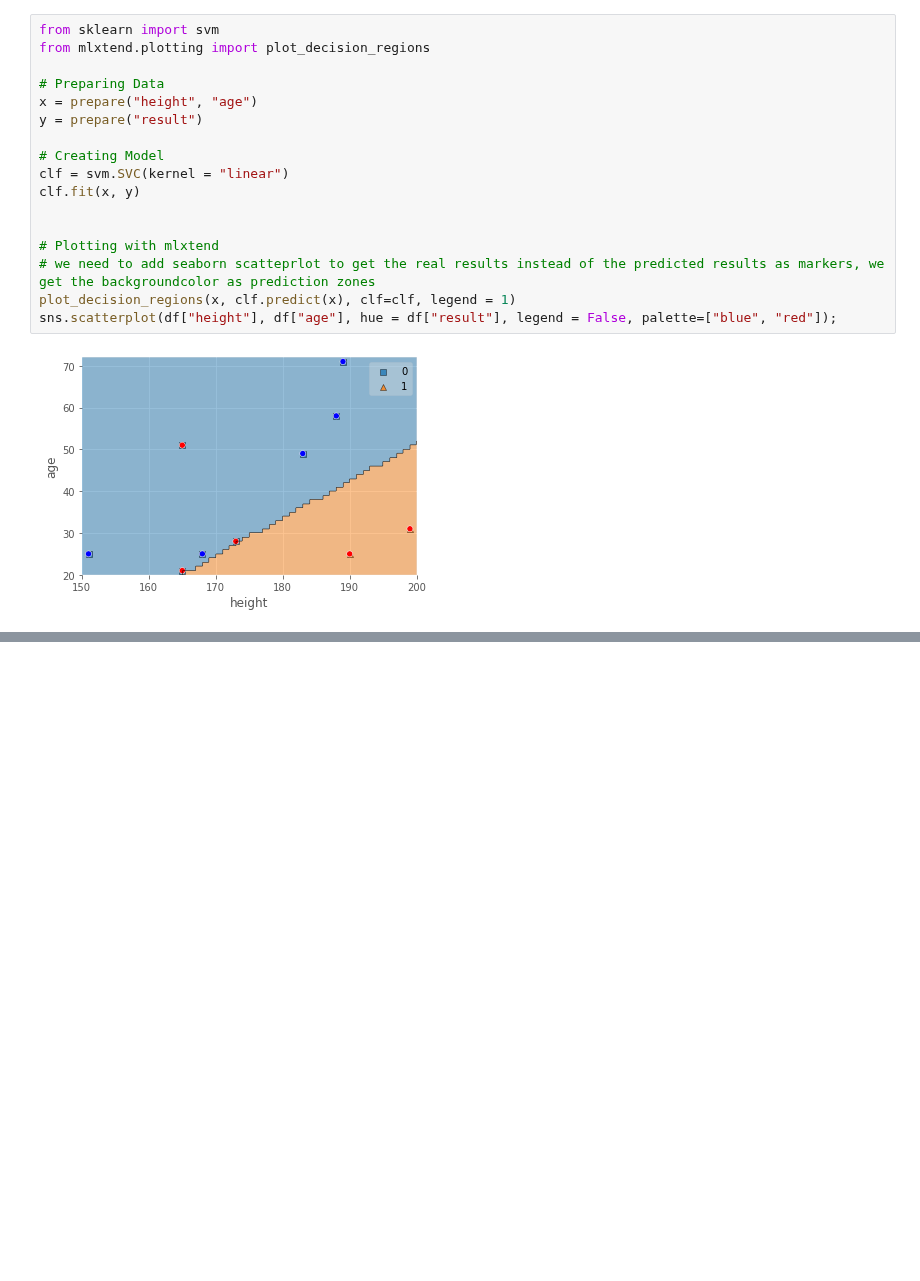
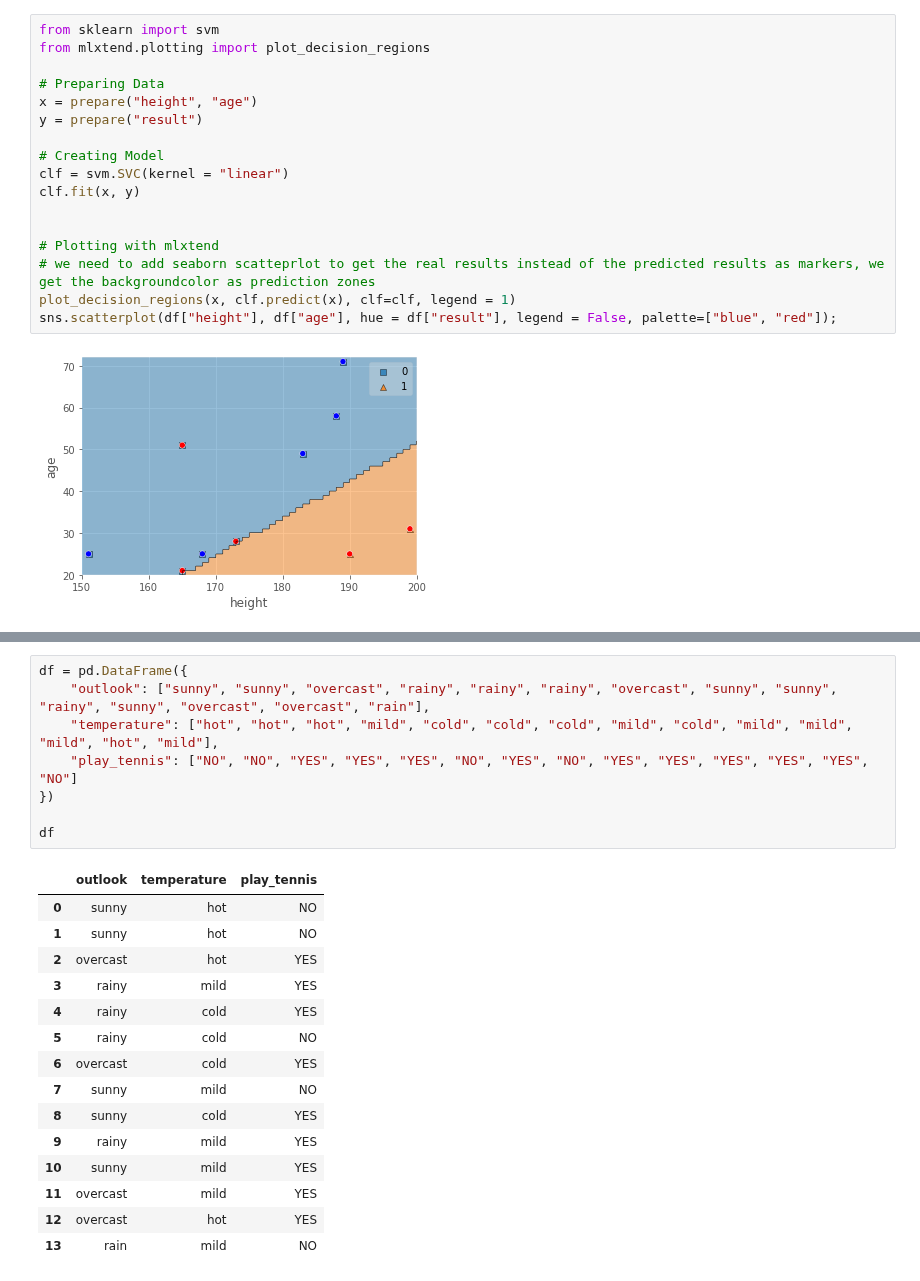
Before and after one commit to sebastian-sl/Basics, a Jupyter notebook: 01 DATA SCIENCE/ML/SKLEARN/1_2_Supervised_Classification.ipynb, the cells around one changed output, grey strips where cells are left out. Drawn from its saved outputs; the diff is of its cells as text; blank space fills up the shorter version.

```diff
--- a/01 DATA SCIENCE/ML/SKLEARN/1_2_Supervised_Classification.ipynb
+++ b/01 DATA SCIENCE/ML/SKLEARN/1_2_Supervised_Classification.ipynb
@@ -97,0 +102,24 @@ sns.scatterplot(df["height"], df["age"], hue = df["result"], legend = False, pal
+# %%
+df = pd.DataFrame({
+    "outlook": ["sunny", "sunny", "overcast", "rainy", "rainy", "rainy", "overcast", "sunny", "sunny", "rainy", "sunny", "overcast", "overcast", "rain"],
+    "temperature": ["hot", "hot", "hot", "mild", "cold", "cold", "cold", "mild", "cold", "mild", "mild", "mild", "hot", "mild"],
+    "play_tennis": ["NO", "NO", "YES", "YES", "YES", "NO", "YES", "NO", "YES", "YES", "YES", "YES", "YES", "NO"]
+})
+
+df
+# %% [output]
+|  | outlook | temperature | play_tennis |
+| 0 | sunny | hot | NO |
+| 1 | sunny | hot | NO |
+| 2 | overcast | hot | YES |
+| 3 | rainy | mild | YES |
+| 4 | rainy | cold | YES |
+| 5 | rainy | cold | NO |
+| 6 | overcast | cold | YES |
+| 7 | sunny | mild | NO |
+| 8 | sunny | cold | YES |
+| 9 | rainy | mild | YES |
+| 10 | sunny | mild | YES |
+| 11 | overcast | mild | YES |
+| 12 | overcast | hot | YES |
+| 13 | rain | mild | NO |
```
Also changed, not shown: parts of 3 cells of this notebook.
